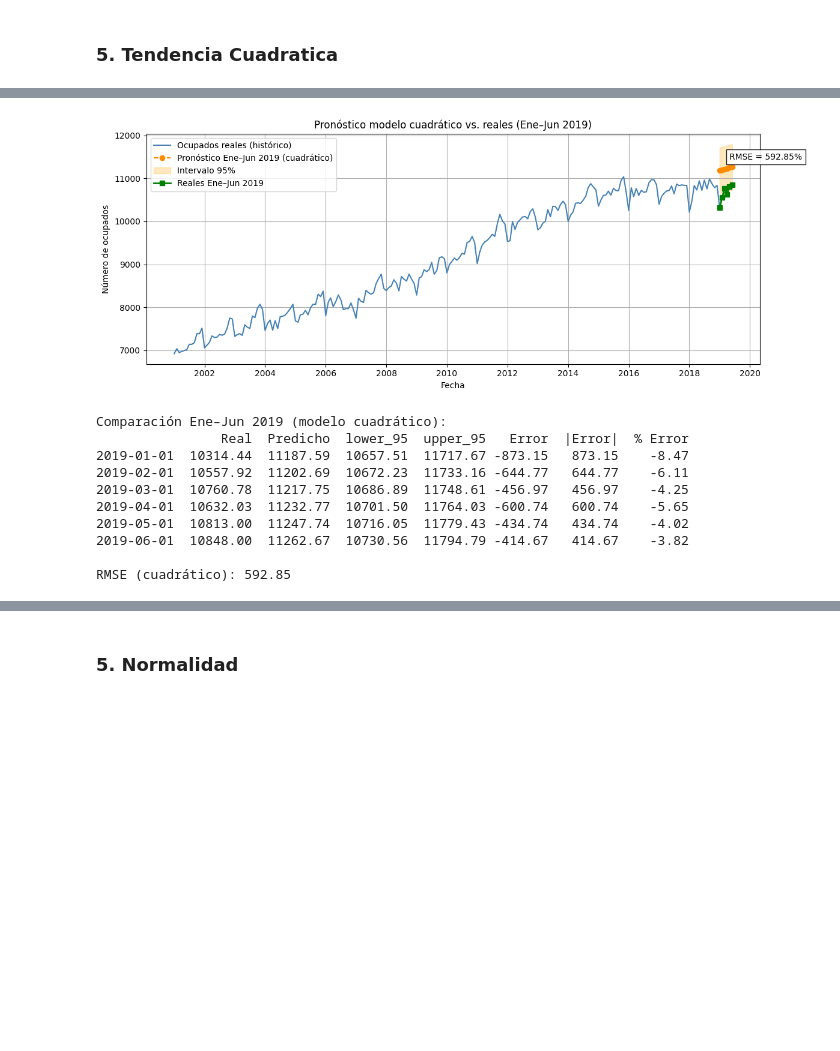
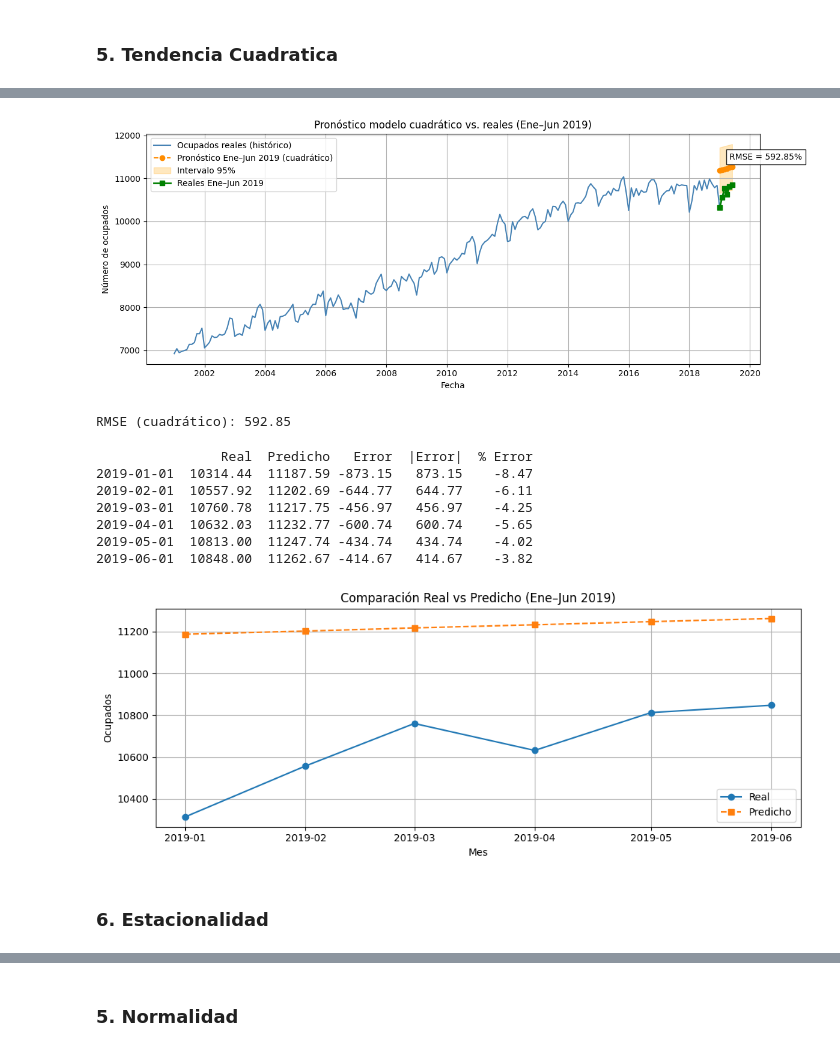
Before and after one commit to JulianEspinosaUrresti/ProyectoI-MIAA-2025, a Jupyter notebook: Taller_2_AAIII.ipynb, the cells around one changed output, grey strips where cells are left out. Cells and saved outputs as stored; diff of their text form; code cells hidden in the pictures; blank space fills up the shorter version.

```diff
--- a/Taller_2_AAIII.ipynb
+++ b/Taller_2_AAIII.ipynb
@@ -307,27 +274,46 @@ plt.xlabel('Fecha'); plt.ylabel('Número de ocupados')
 plt.legend(loc='upper left'); plt.grid(True); plt.tight_layout()
 plt.show()
 
-cmp_q = pd.DataFrame({
-    'Real': y_real_6,
-    'Predicho': y_pred_6,
-    'lower_95': preds_q.loc[common, 'lower_95'],
-    'upper_95': preds_q.loc[common, 'upper_95']
-})
 cmp_q['Error']   = cmp_q['Real'] - cmp_q['Predicho']
 cmp_q['|Error|'] = cmp_q['Error'].abs()
 cmp_q['% Error'] = 100 * cmp_q['Error'] / cmp_q['Real']
-print('\nComparación Ene–Jun 2019 (modelo cuadrático):')
-print(cmp_q.round(2))
 print(f"\nRMSE (cuadrático): {rmse_q:.2f}")
 # %% [output]
 [figure]
-Comparación Ene–Jun 2019 (modelo cuadrático):
-                Real  Predicho  lower_95  upper_95   Error  |Error|  % Error
-2019-01-01  10314.44  11187.59  10657.51  11717.67 -873.15   873.15    -8.47
-2019-02-01  10557.92  11202.69  10672.23  11733.16 -644.77   644.77    -6.11
-2019-03-01  10760.78  11217.75  10686.89  11748.61 -456.97   456.97    -4.25
-2019-04-01  10632.03  11232.77  10701.50  11764.03 -600.74   600.74    -5.65
-2019-05-01  10813.00  11247.74  10716.05  11779.43 -434.74   434.74    -4.02
-2019-06-01  10848.00  11262.67  10730.56  11794.79 -414.67   414.67    -3.82
-
 RMSE (cuadrático): 592.85
+# %%
+target_idx = pd.date_range('2019-01-01', periods=6, freq='MS')
+
+y_real = data.loc[target_idx, 'Ocupados']
+y_pred = preds_q.loc[target_idx, 'Point_forecast']
+
+cmp_q = pd.DataFrame({
+    'Real': y_real,
+    'Predicho': y_pred
+}, index=common)
+
+cmp_q['Error'] = cmp_q['Real'] - cmp_q['Predicho']
+cmp_q['|Error|'] = cmp_q['Error'].abs()
+cmp_q['% Error'] = 100 * cmp_q['Error'] / cmp_q['Real']
+
+# Mostrar tabla
+print(cmp_q.round(2))
+
+plt.figure(figsize=(10,4))
+plt.plot(cmp_q.index, cmp_q['Real'], marker='o', label='Real')
+plt.plot(cmp_q.index, cmp_q['Predicho'], marker='s', linestyle='--', label='Predicho')
+plt.title('Comparación Real vs Predicho (Ene–Jun 2019)')
+plt.xlabel('Mes'); plt.ylabel('Ocupados')
+plt.grid(True); plt.legend(); plt.tight_layout()
+plt.show()
+# %% [output]
+                Real  Predicho   Error  |Error|  % Error
+2019-01-01  10314.44  11187.59 -873.15   873.15    -8.47
+2019-02-01  10557.92  11202.69 -644.77   644.77    -6.11
+2019-03-01  10760.78  11217.75 -456.97   456.97    -4.25
+2019-04-01  10632.03  11232.77 -600.74   600.74    -5.65
+2019-05-01  10813.00  11247.74 -434.74   434.74    -4.02
+2019-06-01  10848.00  11262.67 -414.67   414.67    -3.82
+[figure, added]
+# %% [markdown]
+### **6. Estacionalidad**
```
Also changed, not shown: parts of 36 cells of this notebook.
